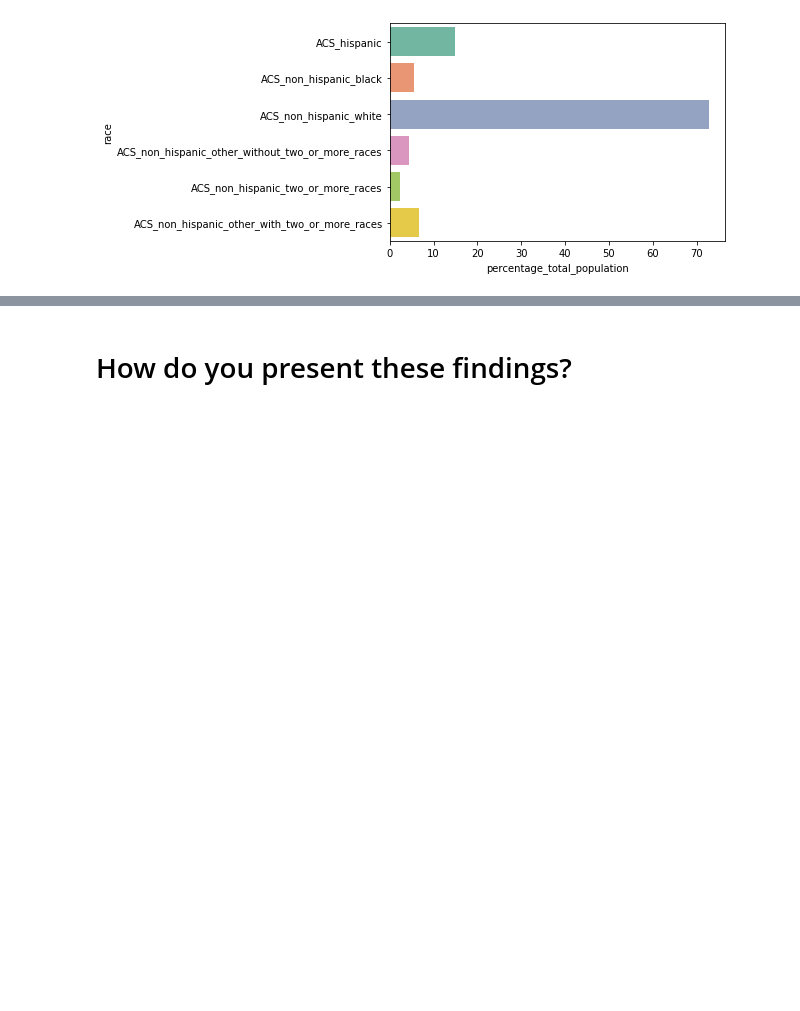
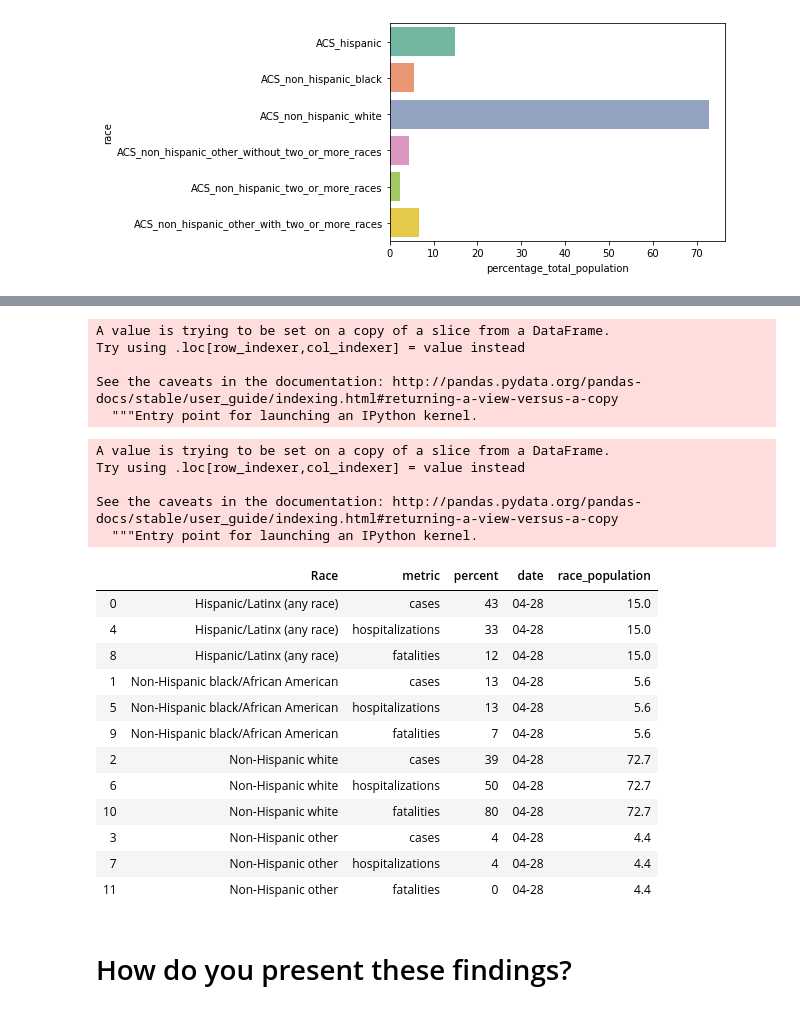
Before and after one commit to kpananjady/RI_DOH, a Jupyter notebook: Race and COVID in RI.ipynb, the cells around one changed output, grey strips where cells are left out. Cells and saved outputs as stored; diff of their text form; code cells hidden in the pictures; blank space fills up the shorter version.

```diff
--- a/Race and COVID in RI.ipynb
+++ b/Race and COVID in RI.ipynb
@@ -225,3 +284,39 @@ g = sns.barplot(x='percentage_total_population',y='race', orient='h', data=df_AC
+# %%
+df_covid_white['race_population'] = df_ACS[df_ACS['race']=='ACS_non_hispanic_white']['percentage_total_population'][2]
+# %% [output]
+A value is trying to be set on a copy of a slice from a DataFrame.
+Try using .loc[row_indexer,col_indexer] = value instead
+
+See the caveats in the documentation: http://pandas.pydata.org/pandas-docs/stable/user_guide/indexing.html#returning-a-view-versus-a-copy
+  """Entry point for launching an IPython kernel.
+# %%
+df_covid_other = df_covid[df_covid['Race']=='Non-Hispanic other']
+# %%
+df_covid_other['race_population']= df_ACS[df_ACS['race']=='ACS_non_hispanic_other_without_two_or_more_races']['percentage_total_population'][3]
+# %% [output]
+A value is trying to be set on a copy of a slice from a DataFrame.
+Try using .loc[row_indexer,col_indexer] = value instead
+
+See the caveats in the documentation: http://pandas.pydata.org/pandas-docs/stable/user_guide/indexing.html#returning-a-view-versus-a-copy
+  """Entry point for launching an IPython kernel.
+# %%
+df_covid_with_pop = df_covid_hispanic.append(df_covid_black).append(df_covid_white).append(df_covid_other)
+# %%
+df_covid_with_pop
+# %% [output]
+|  | Race | metric | percent | date | race_population |
+| 0 | Hispanic/Latinx (any race) | cases | 43 | 04-28 | 15.0 |
+| 4 | Hispanic/Latinx (any race) | hospitalizations | 33 | 04-28 | 15.0 |
+| 8 | Hispanic/Latinx (any race) | fatalities | 12 | 04-28 | 15.0 |
+| 1 | Non-Hispanic black/African American | cases | 13 | 04-28 | 5.6 |
+| 5 | Non-Hispanic black/African American | hospitalizations | 13 | 04-28 | 5.6 |
+| 9 | Non-Hispanic black/African American | fatalities | 7 | 04-28 | 5.6 |
+| 2 | Non-Hispanic white | cases | 39 | 04-28 | 72.7 |
+| 6 | Non-Hispanic white | hospitalizations | 50 | 04-28 | 72.7 |
+| 10 | Non-Hispanic white | fatalities | 80 | 04-28 | 72.7 |
+| 3 | Non-Hispanic other | cases | 4 | 04-28 | 4.4 |
+| 7 | Non-Hispanic other | hospitalizations | 4 | 04-28 | 4.4 |
+| 11 | Non-Hispanic other | fatalities | 0 | 04-28 | 4.4 |
 # %% [markdown]
 # How do you present these findings?
 # %% [markdown]
```
Also changed, not shown: parts of 68 cells of this notebook, 3 other files.
